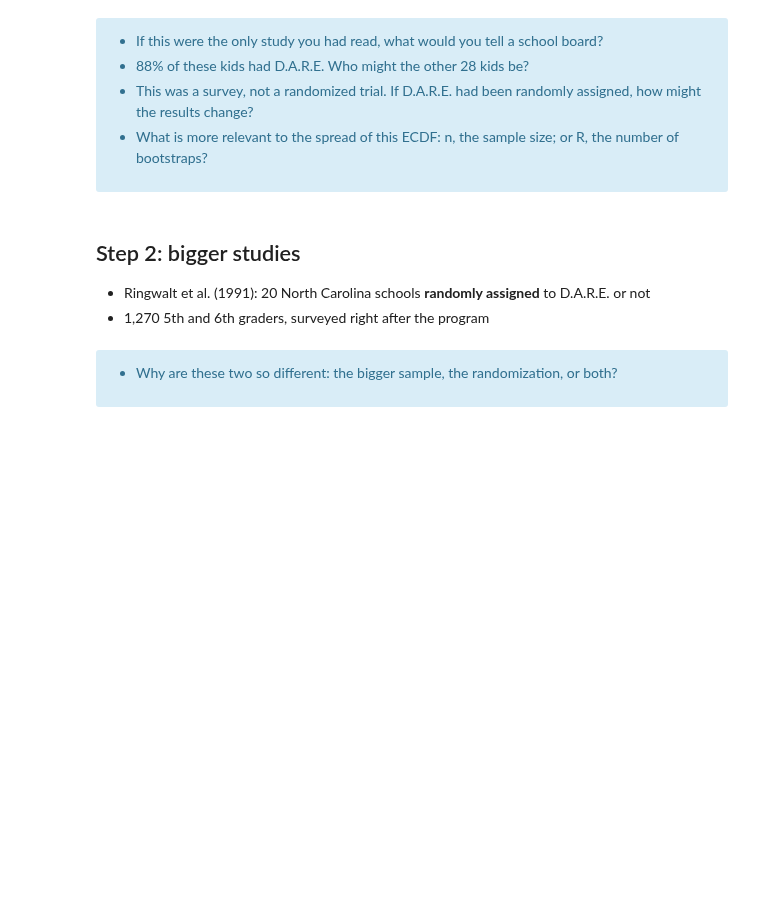
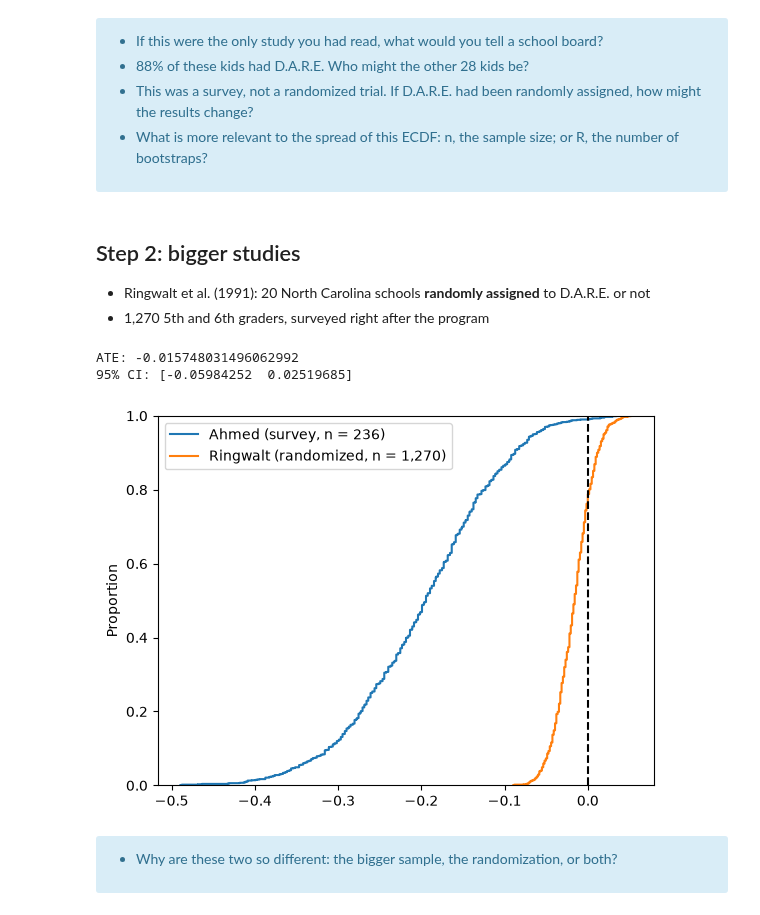
Before and after one commit to ajkrays/UU_F26_templates, a Jupyter notebook: Week06/Thursday_lab/Thursday_AB_testing_bridge.ipynb, the cells around one changed output. Drawn from its saved outputs; the diff is of its cells as text; code cells hidden in the pictures; blank space fills up the shorter version.

```diff
--- a/Week06/Thursday_lab/Thursday_AB_testing_bridge.ipynb
+++ b/Week06/Thursday_lab/Thursday_AB_testing_bridge.ipynb
@@ -48,5 +48,5 @@ def bootstrap(df, treat='dare', y='drug_use', R=1000):
 - Outcome: has the kid ever smoked?
 - One survey: kids who had been through D.A.R.E. vs kids who hadn't
 # %%
-ahmed = pd.read_csv('./data/dare_ahmed.csv')
+ahmed = pd.read_csv('../data/dare_ahmed.csv')
 pd.crosstab(ahmed['dare'], ahmed['drug_use'])
@@ -71,16 +80,20 @@ plt.show()
 - Ringwalt et al. (1991): 20 North Carolina schools **randomly assigned** to D.A.R.E. or not
 - 1,270 5th and 6th graders, surveyed right after the program
 # %%
-ringwalt = pd.read_csv('./data/dare_ringwalt.csv')
+ringwalt = pd.read_csv('../data/dare_ringwalt.csv')
 fx_ringwalt = bootstrap(ringwalt)
 print('ATE:', ate(ringwalt))
 print('95% CI:', np.quantile(fx_ringwalt, [.025, .975]))
 
 sns.ecdfplot(fx_ahmed, label='Ahmed (survey, n = 236)')
 sns.ecdfplot(fx_ringwalt, label='Ringwalt (randomized, n = 1,270)')
 plt.axvline(0, color='black', linestyle='--')
 plt.legend()
 plt.show()
+# %% [output]
+ATE: -0.015748031496062992
+95% CI: [-0.05984252  0.02519685]
+[figure, added]
 # %% [markdown]
 <div class='alert alert-info'>
 
```
Also changed, not shown: parts of 13 cells of this notebook, 1 other file.
